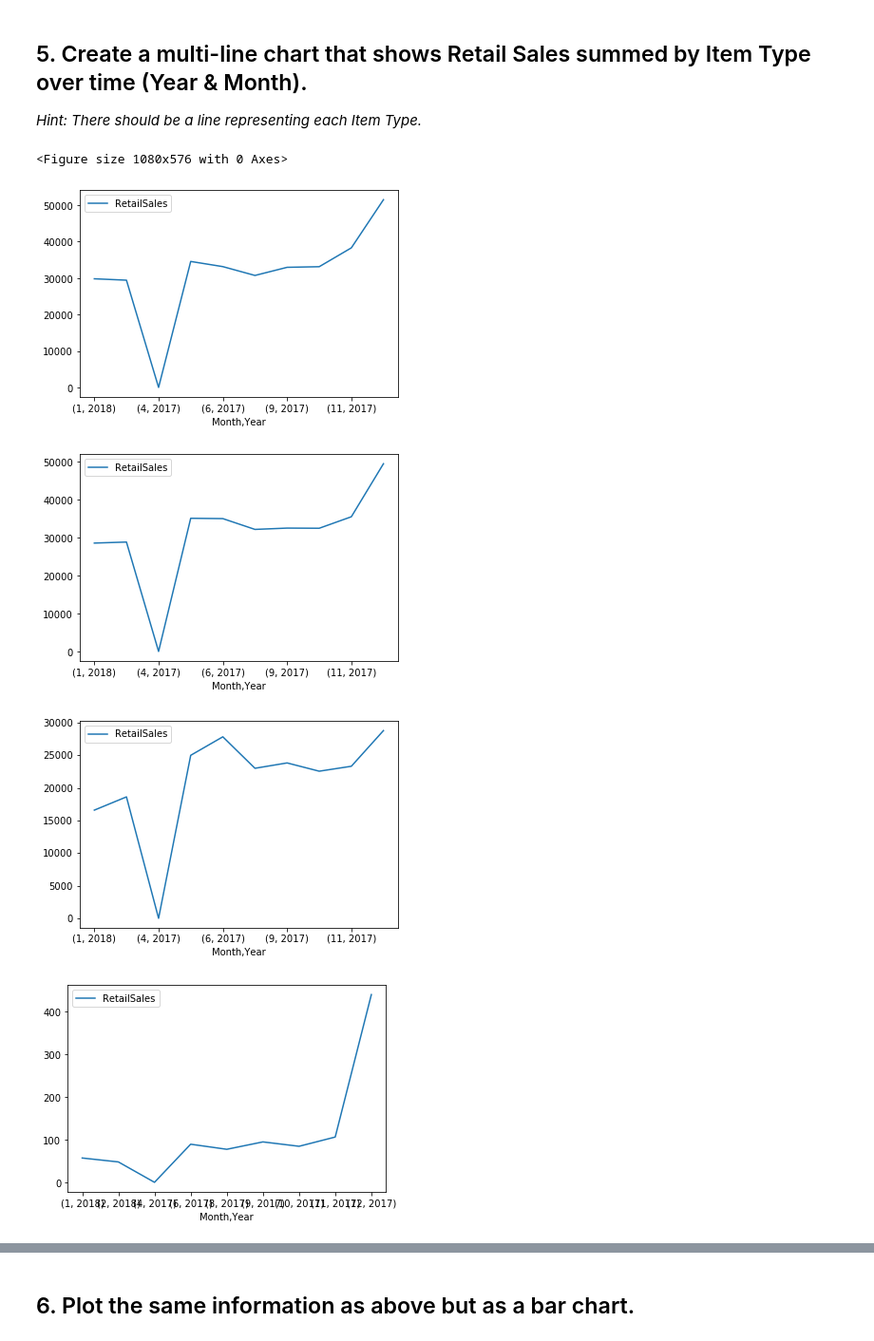
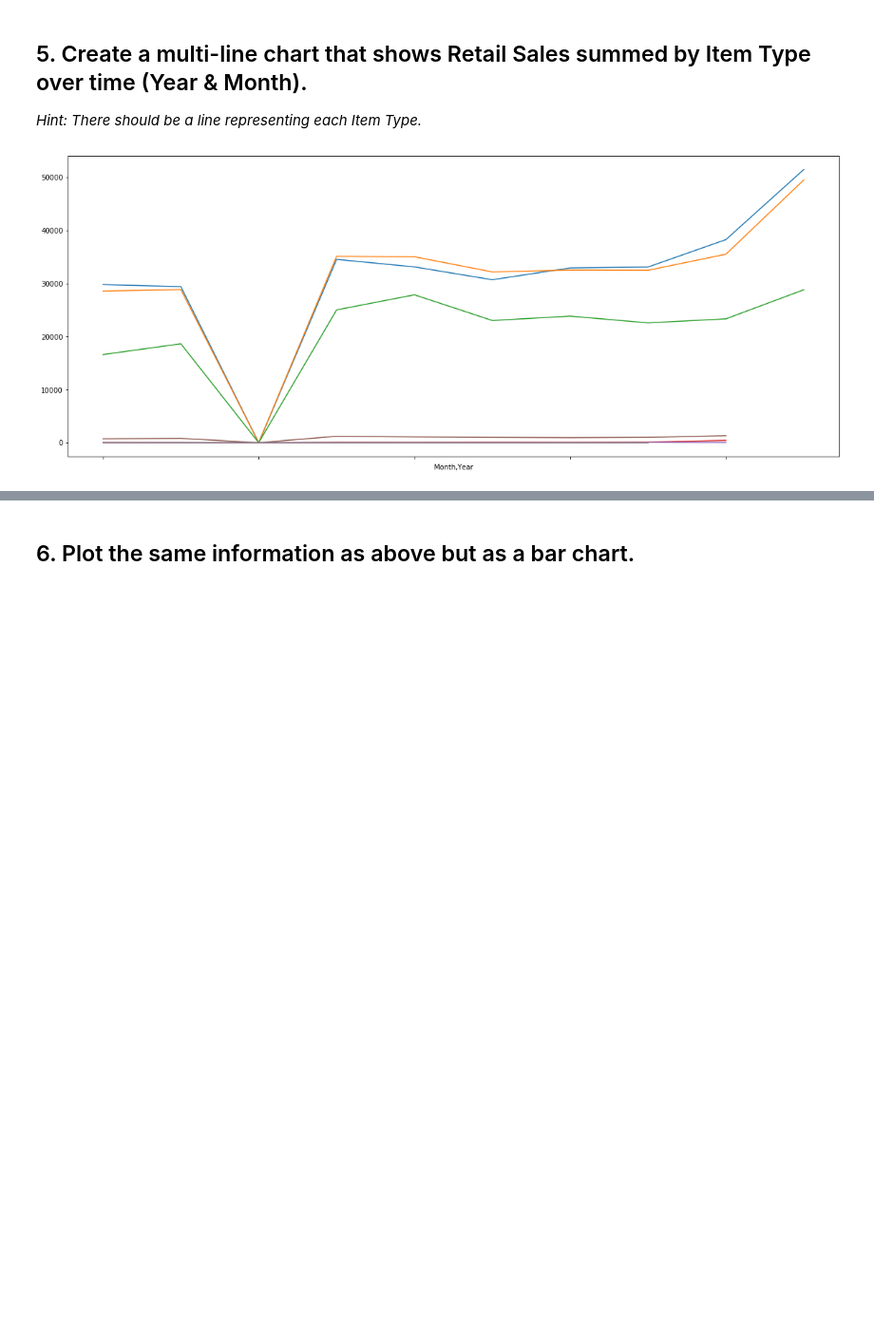
Before and after one commit to silviaherf/datamad0820, a Jupyter notebook: module-2/lab-plotting-multiple-data-series/your-code/main.ipynb, the cells around one changed output, grey strips where cells are left out. Shown: that part at 95% size. Cells and saved outputs as stored; diff of their text form; code cells hidden in the pictures; blank space fills up the shorter version.

```diff
--- a/module-2/lab-plotting-multiple-data-series/your-code/main.ipynb
+++ b/module-2/lab-plotting-multiple-data-series/your-code/main.ipynb
@@ -83,15 +83,11 @@ lines=[]
 for n,item in items.items():
     lines.append(items[n].groupby(['Month','Year']).agg({'RetailSales':'sum'}))
 # %%
-plt.figure(figsize=(15,8))
+plt.figure(figsize=(20,8))
 for n,item in items.items():
-    lines[n].plot()
+    lines[n]['RetailSales'].plot()
 
 
-#No he conseguido ponerlos en el mismo gráfico :(
+#No estoy segura de que esté bien...
 # %% [output]
-<Figure size 1080x576 with 0 Axes>
-[figure, old version]
+[figure, new version]
-[figure, removed]
-[figure, removed]
-[figure, removed]
```
Also changed, not shown: parts of 2 cells of this notebook.
